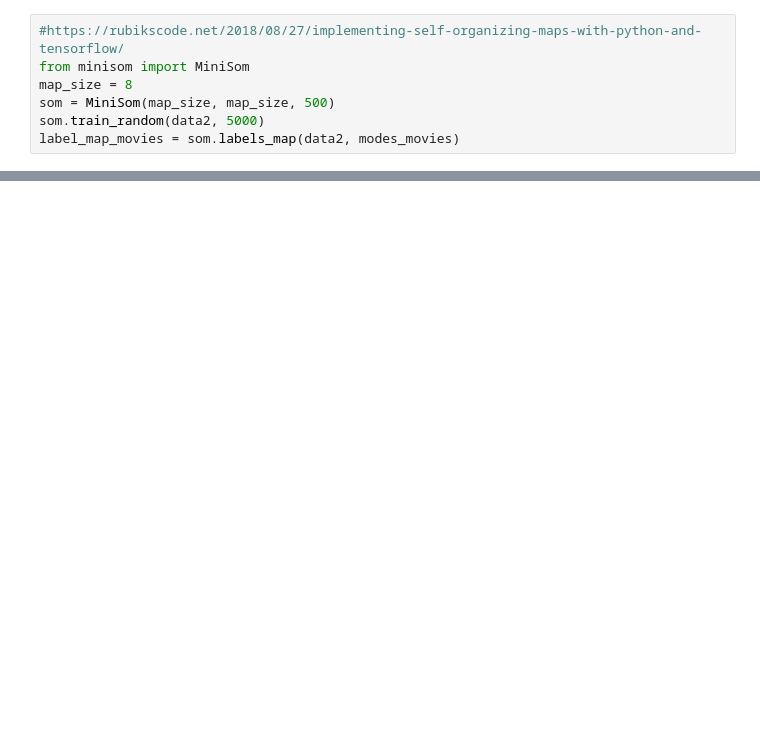
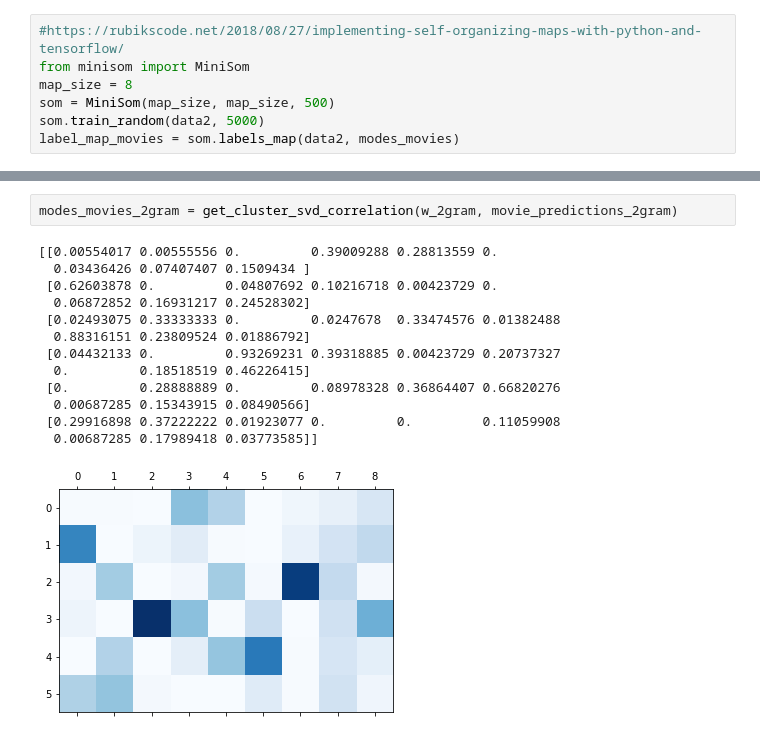
Before and after one commit to shaulshaul/SentimentAnalysis, a Jupyter notebook: NLPFinalProject.ipynb, the cells around one changed output, grey strips where cells are left out. Saved outputs shown, nothing was run; the diff lists cells and outputs as text; blank space fills up the shorter version.

```diff
--- a/NLPFinalProject.ipynb
+++ b/NLPFinalProject.ipynb
@@ -423,0 +625,16 @@ plot_clustering_som_correlation(map_size, label_map_movies)
+# %%
+modes_movies_2gram = get_cluster_svd_correlation(w_2gram, movie_predictions_2gram)
+# %% [output]
+[[0.00554017 0.00555556 0.         0.39009288 0.28813559 0.
+  0.03436426 0.07407407 0.1509434 ]
+ [0.62603878 0.         0.04807692 0.10216718 0.00423729 0.
+  0.06872852 0.16931217 0.24528302]
+ [0.02493075 0.33333333 0.         0.0247678  0.33474576 0.01382488
+  0.88316151 0.23809524 0.01886792]
+ [0.04432133 0.         0.93269231 0.39318885 0.00423729 0.20737327
+  0.         0.18518519 0.46226415]
+ [0.         0.28888889 0.         0.08978328 0.36864407 0.66820276
+  0.00687285 0.15343915 0.08490566]
+ [0.29916898 0.37222222 0.01923077 0.         0.         0.11059908
+  0.00687285 0.17989418 0.03773585]]
+[figure, added]
```
Also changed, not shown: parts of 31 cells of this notebook.
